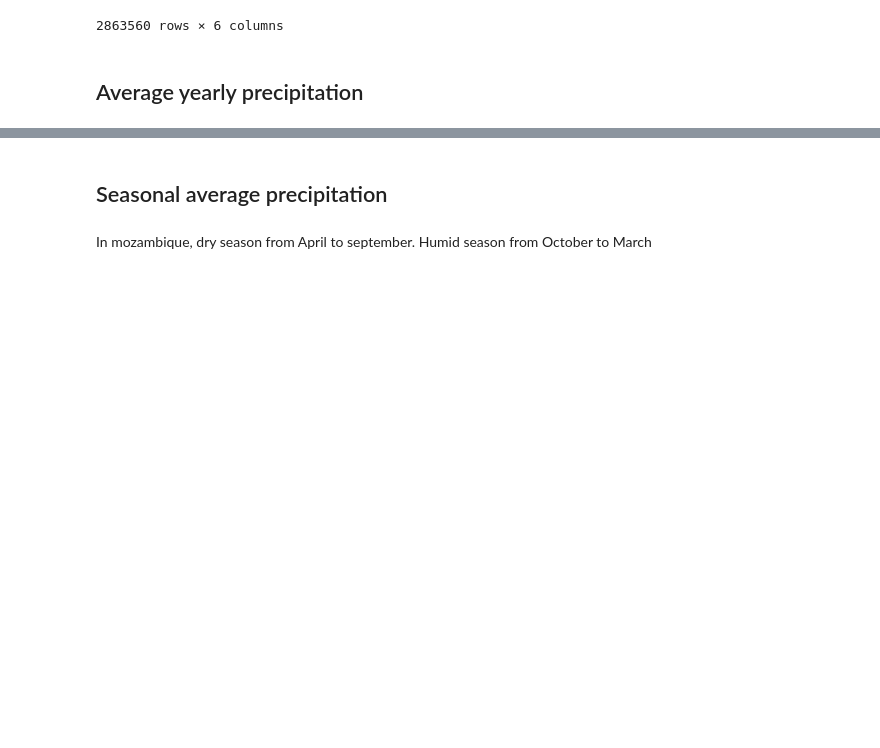
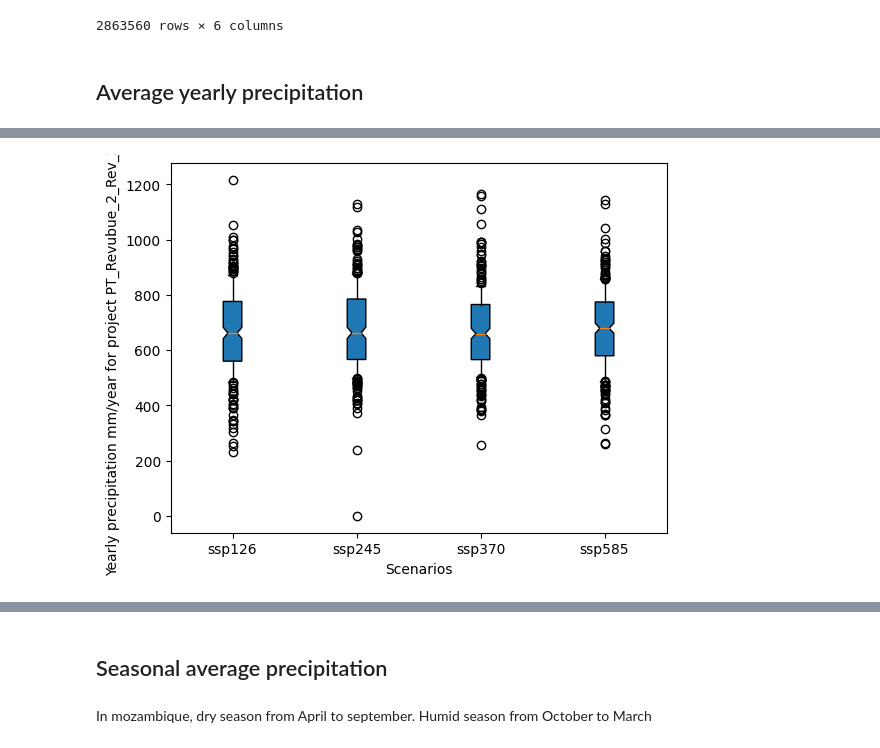
Before and after one commit to RaphaelPB/CRVA_tool, a Jupyter notebook: Precipitation indicators for general screening.ipynb, the cells around one changed output, grey strips where cells are left out. Drawn from its saved outputs; the diff is of its cells as text; code cells hidden in the pictures; blank space fills up the shorter version.

Commit message:
Plots for precipitation indicators, Download NEX GDDP CMIP6

```diff
--- a/Precipitation indicators for general screening.ipynb
+++ b/Precipitation indicators for general screening.ipynb
@@ -160,0 +177,31 @@ changes_past_future_indicator
+# %%
+# boxplot
+
+df_yearly_avg = df_past.copy(deep =True)
+df_yearly_avg=df_yearly_avg.drop(labels='Date',axis=1)
+df_yearly_avg=df_yearly_avg.rename(columns={df_yearly_avg.columns[3]:'Yearly precipitation mm/year'})
+df_yearly_avg = df_yearly_avg.groupby(['Name project','Experiment','Model','Year']).sum() # sum per year
+#df_yearly_avg = df_yearly_avg.groupby(['Name project','Experiment','Model']).mean()
+
+dict_boxplot = plt.boxplot([df_yearly_avg.loc[('PT_Revubue_2_Rev_2_01','ssp126'),'Yearly precipitation mm/year'].values.reshape(len(df_yearly_avg.loc[('PT_Revubue_2_Rev_2_01','ssp126'),'Yearly precipitation mm/year']),),df_yearly_avg.loc[('PT_Revubue_2_Rev_2_01','ssp245'),'Yearly precipitation mm/year'].values.reshape(len(df_yearly_avg.loc[('PT_Revubue_2_Rev_2_01','ssp245'),'Yearly precipitation mm/year']),),df_yearly_avg.loc[('PT_Revubue_2_Rev_2_01','ssp370'),'Yearly precipitation mm/year'].values.reshape(len(df_yearly_avg.loc[('PT_Revubue_2_Rev_2_01','ssp370'),'Yearly precipitation mm/year']),),df_yearly_avg.loc[('PT_Revubue_2_Rev_2_01','ssp585'),'Yearly precipitation mm/year'].values.reshape(len(df_yearly_avg.loc[('PT_Revubue_2_Rev_2_01','ssp126'),'Yearly precipitation mm/year']),)],notch=True, whis =(10,90),widths = 0.15, patch_artist=True,labels=df_yearly_avg.index.levels[1].tolist())
+# ... present boxplot over the period for each models
+# this functions returns varius parameters of the boxplot in the dict_boxplot. This funcitons also returns an image of it
+# here, numpy_array is a vector. But can also include array with several columns. Each columns will have a boxplot
+# 'notch' is true to enhance part where the median is
+# 'whis' is the percentile value for the whiskers, every data out of the range indicted by those 2 floats are represented as points
+# 'widths' determine width of the boxes
+# 'patch_artist' colors the boxplots
+# 'labels' gives a name to every column included in the data part
+
+#str = 'Annual maximum precipitation mm/day\naccross different scenarios between 2030 and 2060'
+#title_png = 'Annual maximum precipitation mm.day accross different scenarios between 2030 and 2060.png'
+#plt.title(str)
+plt.xlabel('Scenarios')
+plt.ylabel('Yearly precipitation mm/year for project PT_Revubue_2_Rev_2_01')
+#path_boxplot = os.path.join(path_figure,'Boxplots')
+#if not os.path.isdir(path_boxplot):
+#    os.makedirs(path_boxplot)
+#plt.savefig(os.path.join(path_boxplot,title_png),format ='png') # savefig or save text must be before plt.show. for savefig, format should be explicity written
+plt.show()
+# %% [output]
+[figure, added]
```
Also changed, not shown: parts of 55 cells of this notebook, 5 other files.
